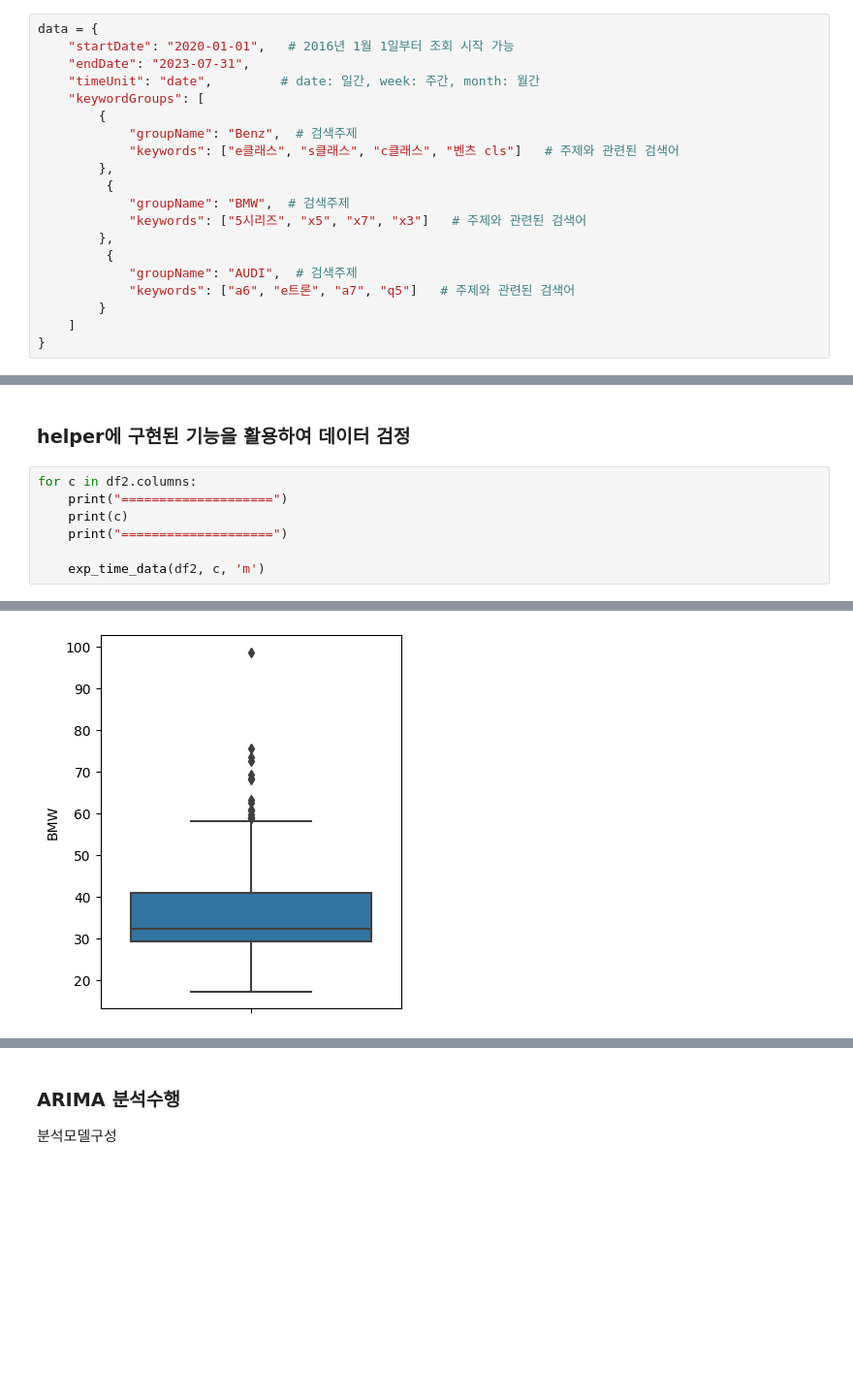
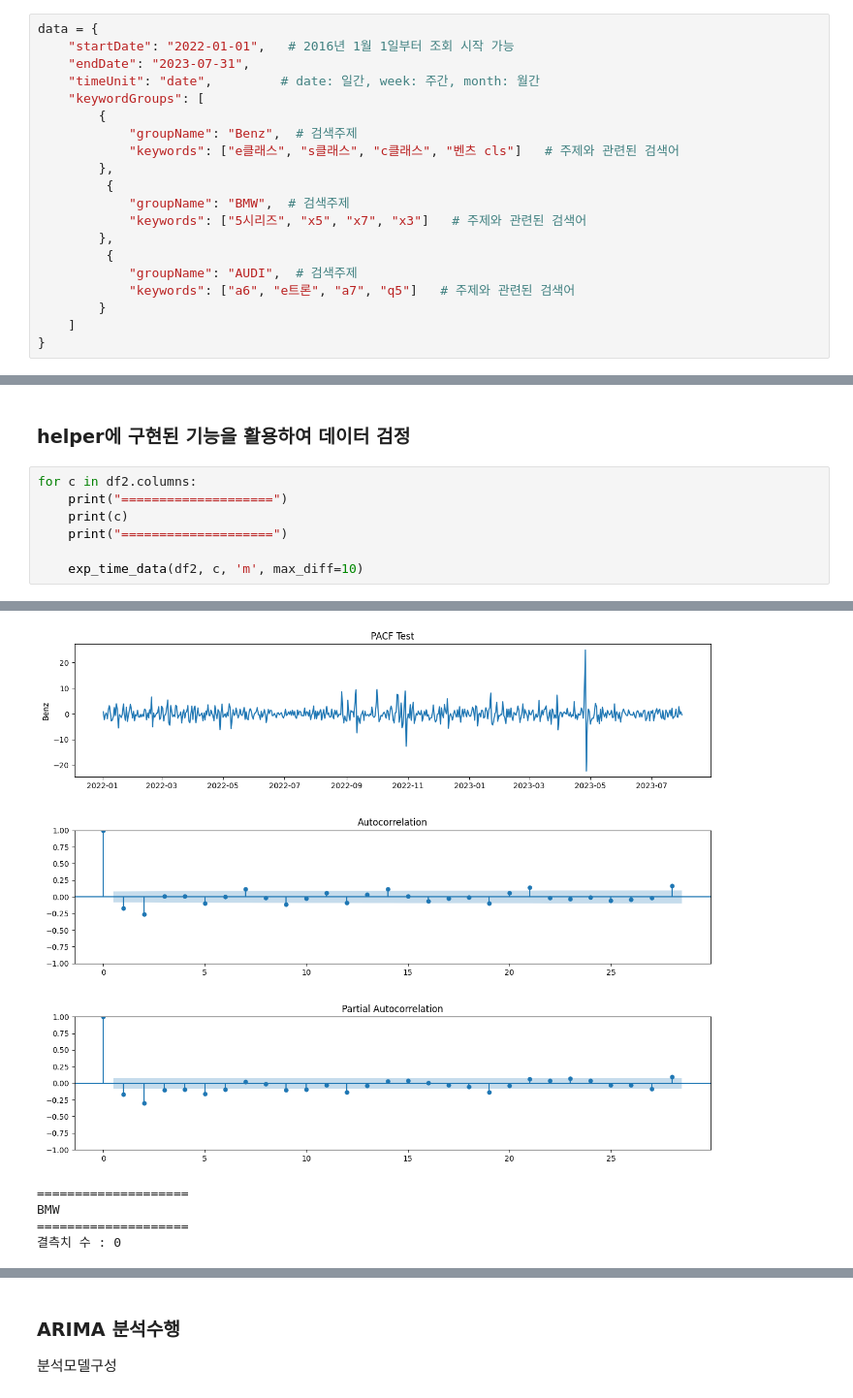
Before and after one commit to Jeeunun/Data_analysis_education_Closed, a Jupyter notebook: data_analysis/E.확증적_데이터_분석/06_시계열분석/09_네이버_검색어_트렌드_복수단어.ipynb, the cells around one changed output, grey strips where cells are left out. Shown at 97% size. Saved outputs shown, nothing was run; the diff lists cells and outputs as text; blank space fills up the shorter version.

```diff
--- a/data_analysis/E.확증적_데이터_분석/06_시계열분석/09_네이버_검색어_트렌드_복수단어.ipynb
+++ b/data_analysis/E.확증적_데이터_분석/06_시계열분석/09_네이버_검색어_트렌드_복수단어.ipynb
@@ -64,7 +64,7 @@ session.post(API_URL, data=json.dumps({"a" : 100, "b" : 200}))
 ### 전달할 검색어 구성
 # %%
 data = {
-    "startDate": "2020-01-01",   # 2016년 1월 1일부터 조회 시작 가능
+    "startDate": "2022-01-01",   # 2016년 1월 1일부터 조회 시작 가능
     "endDate": "2023-07-31",
     "timeUnit": "date",         # date: 일간, week: 주간, month: 월간
     "keywordGroups": [
@@ -249,7 +249,7 @@ for c in df2.columns:
     print(c)
     print("====================")
 
-    exp_time_data(df2, c, 'm')
+    exp_time_data(df2, c, 'm', max_diff=10)
 # %% [output]
 ====================
 Benz
@@ -278 +287,5 @@ BMW
-[figure, old version]
+[figure, new version]
+====================
+BMW
+====================
+결측치 수 : 0
```
Also changed, not shown: parts of 12 cells of this notebook.
